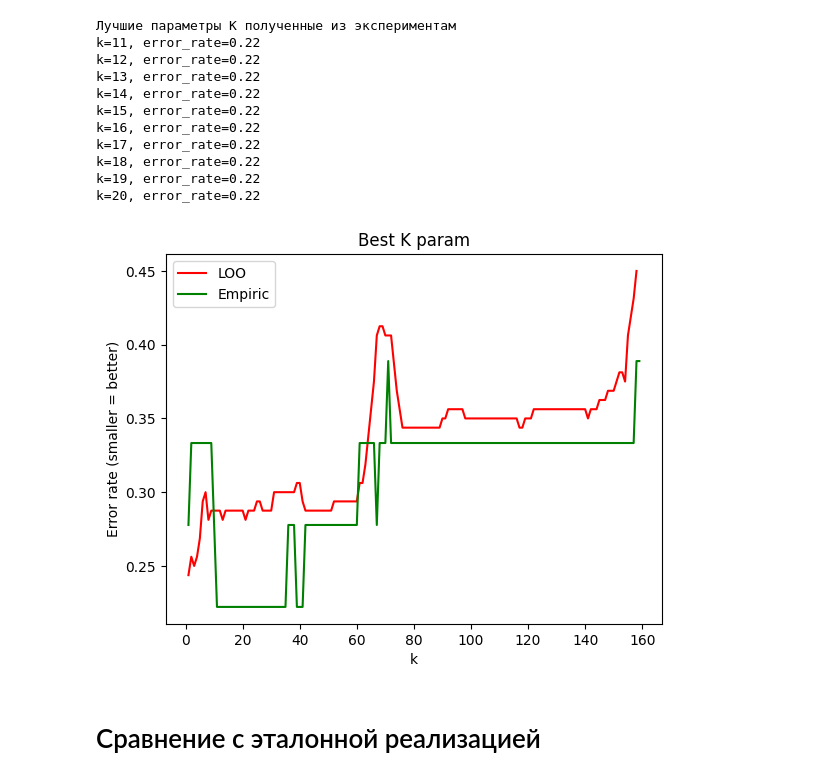
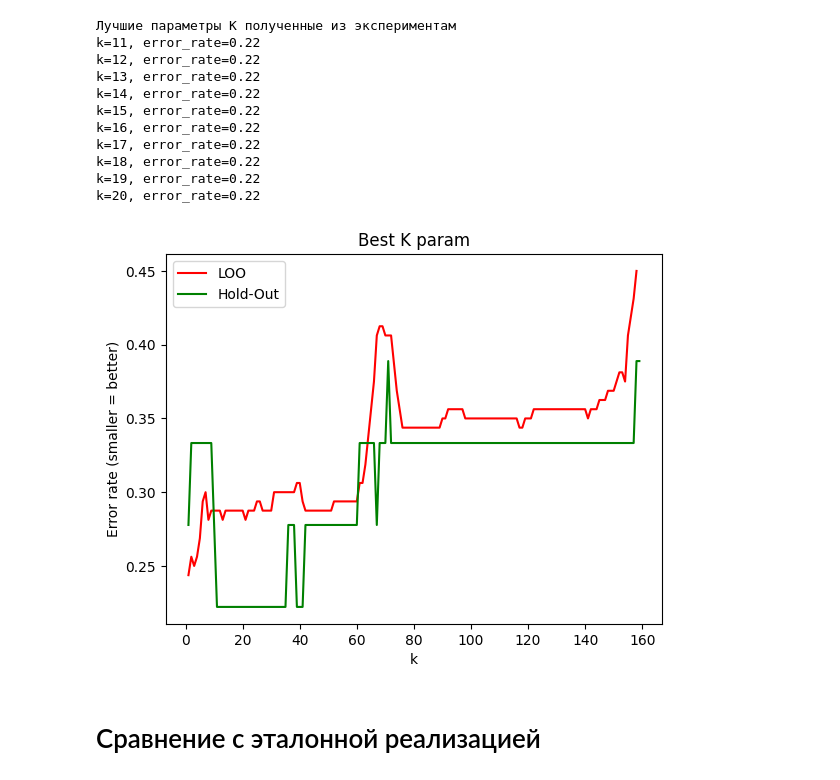
Before and after one commit to sanchous1000/fall-24, a Jupyter notebook: students/as-harlamov/lab2/source/main.ipynb, the cells around one changed output. Saved outputs shown, nothing was run; the diff lists cells and outputs as text; code cells hidden in the pictures.

Commit message:
Hold-Out

```diff
--- a/students/as-harlamov/lab2/source/main.ipynb
+++ b/students/as-harlamov/lab2/source/main.ipynb
@@ -139,15 +139,15 @@ k=20, error_rate=0.22
 # %%
 import matplotlib.pyplot as plt
 
 plt.title('Best K param')
 plt.plot(*zip(*loo_errors), color='r', label='LOO')
-plt.plot(*zip(*empiric_errors), color='g', label='Empiric')
+plt.plot(*zip(*empiric_errors), color='g', label='Hold-Out')
 plt.xlabel('k')
 plt.ylabel('Error rate (smaller = better)')
 plt.legend()
 plt.show()
 # %% [output]
-[figure, old version]
+[figure, new version]
 # %% [markdown]
 # Сравнение с эталонной реализацией
 # %%
```
Also changed, not shown: parts of 2 cells of this notebook.
